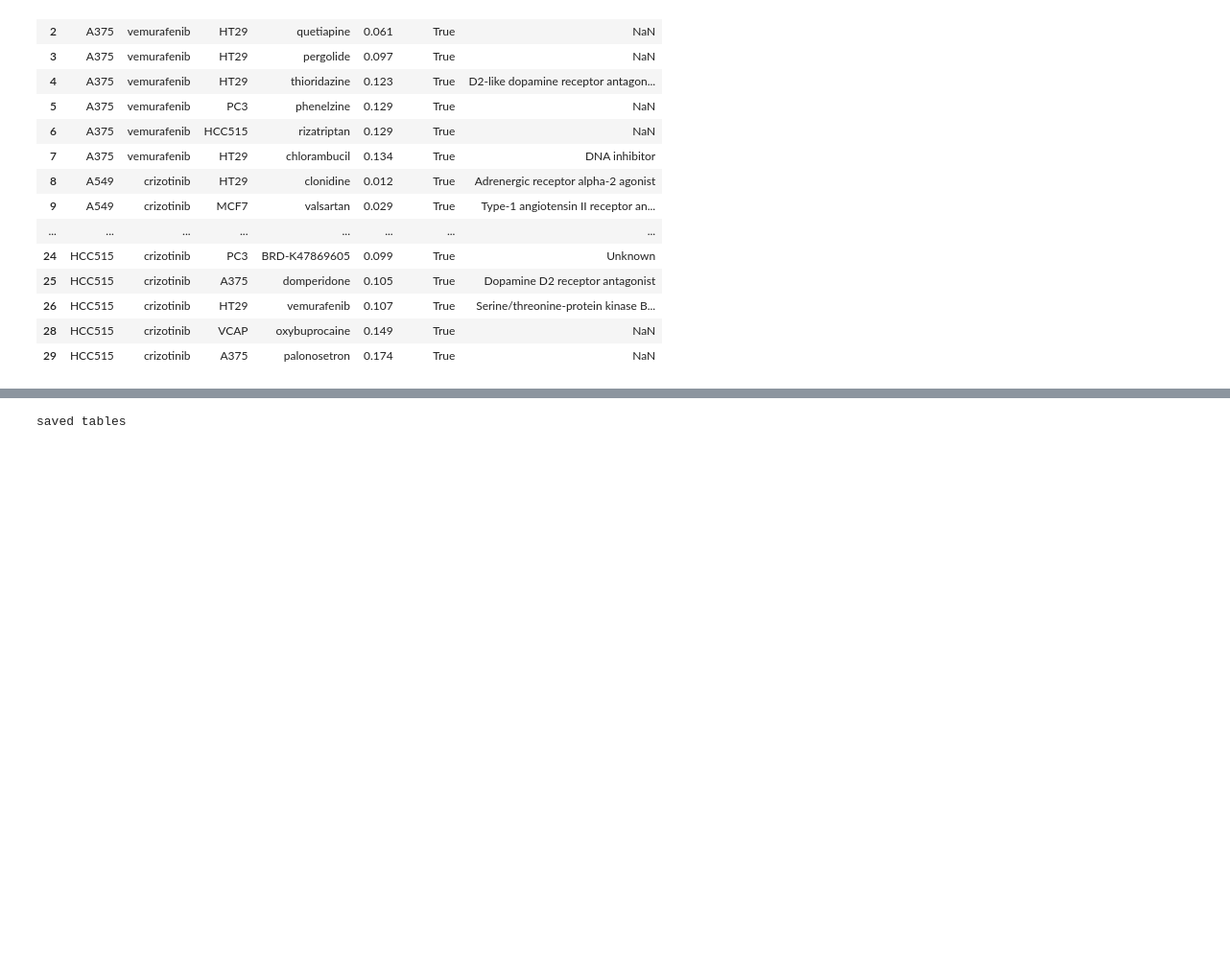
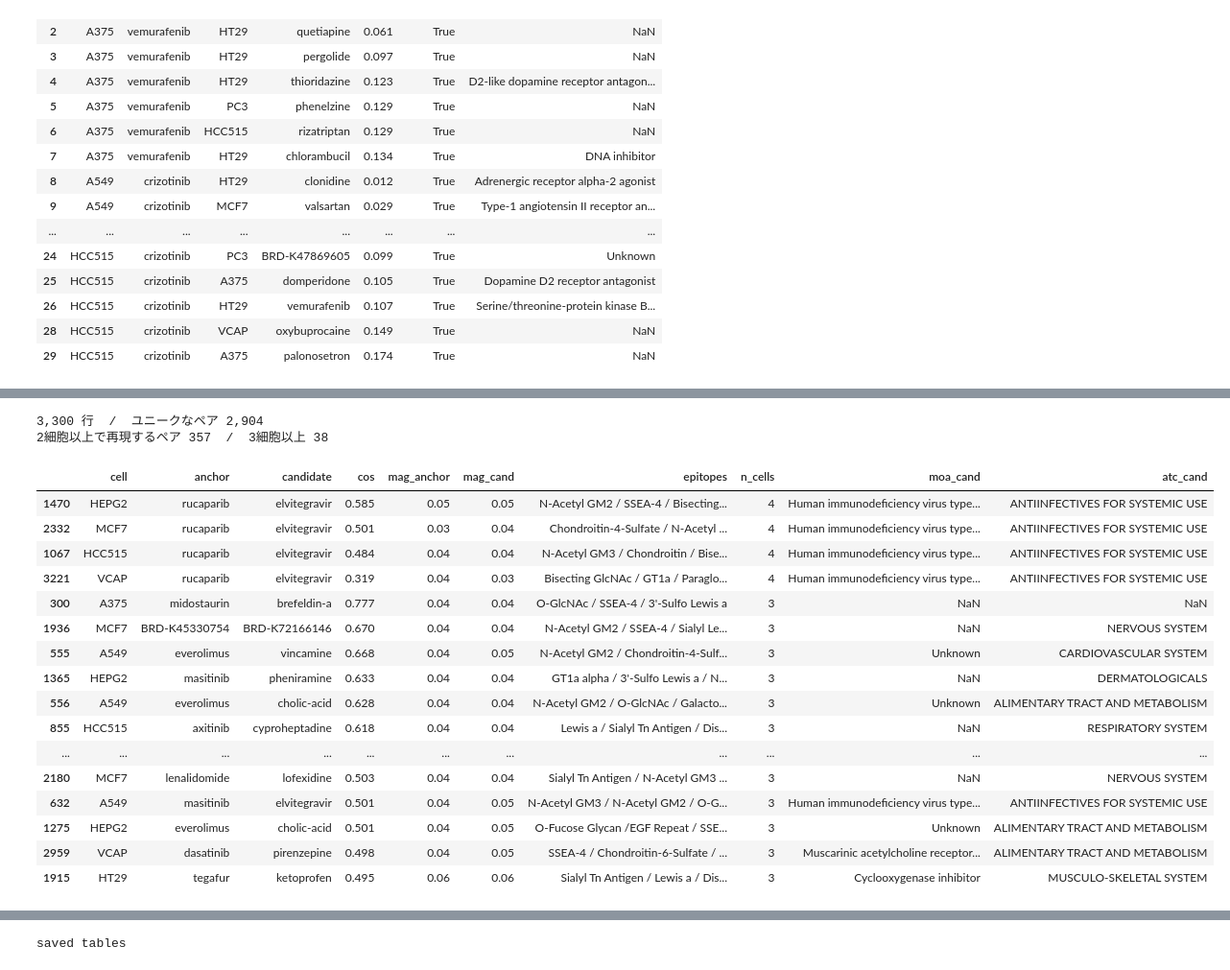
Before and after one commit to dogTK/glyco_epitope_3rd_paper, a Jupyter notebook: notebooks/analytics/02_epitope_signature_umap.ipynb, the cells around one changed output, grey strips where cells are left out. Shown at 96% size. Drawn from its saved outputs; the diff is of its cells as text; code cells hidden in the pictures; blank space fills up the shorter version.

Commit message:
強度フィルタ版UMAPとリポジショニング候補表を作成、3細胞以上で再現する38ペアを抽出、midostaurin-brefeldin-A(cos0.777/3細胞/O-GlcNAc駆動)が最有力候補として浮上

```diff
--- a/notebooks/analytics/02_epitope_signature_umap.ipynb
+++ b/notebooks/analytics/02_epitope_signature_umap.ipynb
@@ -301,0 +384,62 @@ nb[nb.cross_cell].head(25)
+# %%
+TOPK = 15
+
+def repositioning_table(X, topk=TOPK):
+    X = X.dropna(axis=1, how='any')
+    Xc = X - X.groupby(level=0).transform('mean')
+    mag = pd.Series(np.linalg.norm(Xc.values, axis=1), index=X.index)
+    recs = []
+    for cell in Xc.index.get_level_values(0).unique():
+        sub = Xc.loc[cell]
+        if len(sub) < topk + 1: continue
+        V = sub.values
+        Vn = V / np.linalg.norm(V, axis=1, keepdims=True)
+        S = Vn @ Vn.T
+        np.fill_diagonal(S, -np.inf)
+        drugs = sub.index.to_numpy()
+        is_onc = np.isin(np.char.upper(drugs.astype(str)), list(onc))
+        for i in np.where(is_onc)[0]:
+            order = np.argsort(-S[i])
+            n = 0
+            for j in order:
+                if is_onc[j]: continue          # 非がん薬のみ拾う
+                ep = pd.Series(V[i] * V[j], index=sub.columns).nlargest(3)
+                recs.append({'cell': cell, 'anchor': drugs[i], 'candidate': drugs[j],
+                             'cos': round(float(S[i, j]), 3),
+                             'mag_anchor': round(float(mag.loc[(cell, drugs[i])]), 2),
+                             'mag_cand': round(float(mag.loc[(cell, drugs[j])]), 2),
+                             'epitopes': ' / '.join(e.split('|')[1] for e in ep.index)})
+                n += 1
+                if n >= topk: break
+    return pd.DataFrame(recs)
+
+REP = repositioning_table(FILT['(c) epitope [経路射影]'])
+# 再現細胞数
+cnt = REP.groupby(['anchor', 'candidate']).size().rename('n_cells')
+REP = REP.join(cnt, on=['anchor', 'candidate'])
+REP['moa_cand'] = REP.candidate.str.upper().map(ann['MOA'])
+REP['atc_cand'] = REP.candidate.str.upper().map(ann['ATC_L1_desc'])
+REP = REP.sort_values(['n_cells', 'cos'], ascending=False)
+print(f'{len(REP):,} 行  /  ユニークなペア {REP.groupby(["anchor","candidate"]).ngroups:,}')
+print(f'2細胞以上で再現するペア {(cnt>=2).sum():,}  /  3細胞以上 {(cnt>=3).sum():,}')
+REP.head(30)
+# %% [output]
+3,300 行  /  ユニークなペア 2,904
+2細胞以上で再現するペア 357  /  3細胞以上 38
+|  | cell | anchor | candidate | cos | mag_anchor | mag_cand | epitopes | n_cells | moa_cand | atc_cand |
+| 1470 | HEPG2 | rucaparib | elvitegravir | 0.585 | 0.05 | 0.05 | N-Acetyl GM2 / SSEA-4 / Bisecting... | 4 | Human immunodeficiency virus type... | ANTIINFECTIVES FOR SYSTEMIC USE |
+| 2332 | MCF7 | rucaparib | elvitegravir | 0.501 | 0.03 | 0.04 | Chondroitin-4-Sulfate / N-Acetyl ... | 4 | Human immunodeficiency virus type... | ANTIINFECTIVES FOR SYSTEMIC USE |
+| 1067 | HCC515 | rucaparib | elvitegravir | 0.484 | 0.04 | 0.04 | N-Acetyl GM3 / Chondroitin / Bise... | 4 | Human immunodeficiency virus type... | ANTIINFECTIVES FOR SYSTEMIC USE |
+| 3221 | VCAP | rucaparib | elvitegravir | 0.319 | 0.04 | 0.03 | Bisecting GlcNAc / GT1a / Paraglo... | 4 | Human immunodeficiency virus type... | ANTIINFECTIVES FOR SYSTEMIC USE |
+| 300 | A375 | midostaurin | brefeldin-a | 0.777 | 0.04 | 0.04 | O-GlcNAc / SSEA-4 / 3'-Sulfo Lewis a | 3 | NaN | NaN |
+| 1936 | MCF7 | BRD-K45330754 | BRD-K72166146 | 0.670 | 0.04 | 0.04 | N-Acetyl GM2 / SSEA-4 / Sialyl Le... | 3 | NaN | NERVOUS SYSTEM |
+| 555 | A549 | everolimus | vincamine | 0.668 | 0.04 | 0.05 | N-Acetyl GM2 / Chondroitin-4-Sulf... | 3 | Unknown | CARDIOVASCULAR SYSTEM |
+| 1365 | HEPG2 | masitinib | pheniramine | 0.633 | 0.04 | 0.04 | GT1a alpha / 3'-Sulfo Lewis a / N... | 3 | NaN | DERMATOLOGICALS |
+| 556 | A549 | everolimus | cholic-acid | 0.628 | 0.04 | 0.04 | N-Acetyl GM2 / O-GlcNAc / Galacto... | 3 | Unknown | ALIMENTARY TRACT AND METABOLISM |
+| 855 | HCC515 | axitinib | cyproheptadine | 0.618 | 0.04 | 0.04 | Lewis a / Sialyl Tn Antigen / Dis... | 3 | NaN | RESPIRATORY SYSTEM |
+| ... | ... | ... | ... | ... | ... | ... | ... | ... | ... | ... |
+| 2180 | MCF7 | lenalidomide | lofexidine | 0.503 | 0.04 | 0.04 | Sialyl Tn Antigen / N-Acetyl GM3 ... | 3 | NaN | NERVOUS SYSTEM |
+| 632 | A549 | masitinib | elvitegravir | 0.501 | 0.04 | 0.05 | N-Acetyl GM3 / N-Acetyl GM2 / O-G... | 3 | Human immunodeficiency virus type... | ANTIINFECTIVES FOR SYSTEMIC USE |
+| 1275 | HEPG2 | everolimus | cholic-acid | 0.501 | 0.04 | 0.05 | O-Fucose Glycan /EGF Repeat / SSE... | 3 | Unknown | ALIMENTARY TRACT AND METABOLISM |
+| 2959 | VCAP | dasatinib | pirenzepine | 0.498 | 0.04 | 0.05 | SSEA-4 / Chondroitin-6-Sulfate / ... | 3 | Muscarinic acetylcholine receptor... | ALIMENTARY TRACT AND METABOLISM |
+| 1915 | HT29 | tegafur | ketoprofen | 0.495 | 0.06 | 0.06 | Sialyl Tn Antigen / Lewis a / Dis... | 3 | Cyclooxygenase inhibitor | MUSCULO-SKELETAL SYSTEM |
```
Also changed, not shown: parts of 10 cells of this notebook, 2 other files.
